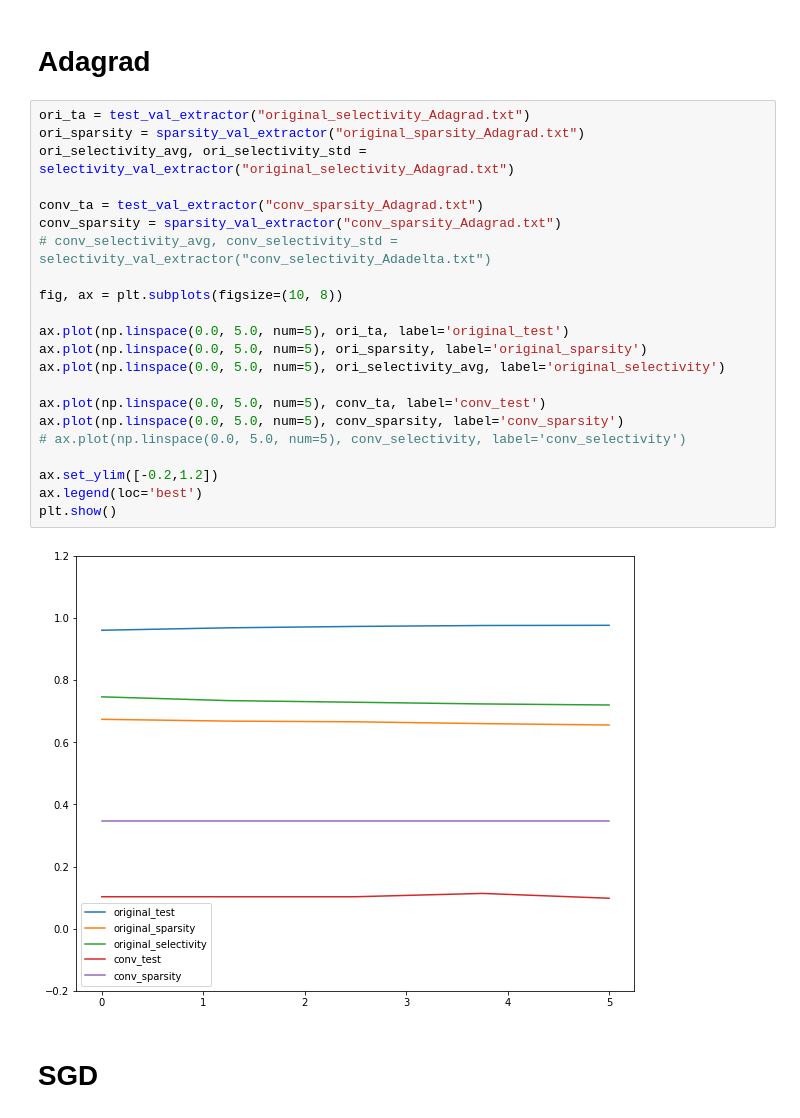
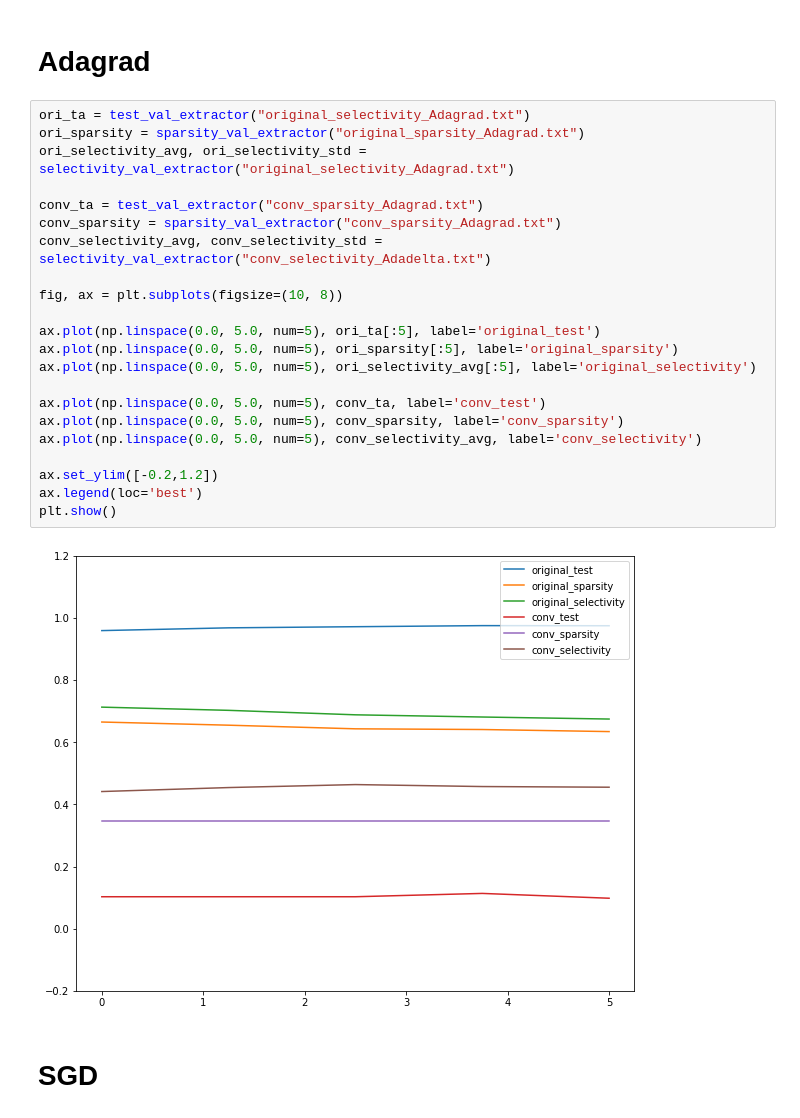
Before and after one commit to 7201krap/COMS30045_Individual-Project, a Jupyter notebook: FINAL/Graphs/data_conv/conv.ipynb, the cells around one changed output. Cells and saved outputs as stored; diff of their text form.

Commit message:
updated graphs

```diff
--- a/FINAL/Graphs/data_conv/conv.ipynb
+++ b/FINAL/Graphs/data_conv/conv.ipynb
@@ -69,27 +69,27 @@ all_plotter(ori_ta, ori_sparsity, ori_selectivity_avg, conv_ta, conv_sparsity, c
 # %%
 ori_ta = test_val_extractor("original_selectivity_Adagrad.txt")
 ori_sparsity = sparsity_val_extractor("original_sparsity_Adagrad.txt")
 ori_selectivity_avg, ori_selectivity_std = selectivity_val_extractor("original_selectivity_Adagrad.txt")
 
 conv_ta = test_val_extractor("conv_sparsity_Adagrad.txt")
 conv_sparsity = sparsity_val_extractor("conv_sparsity_Adagrad.txt")
-# conv_selectivity_avg, conv_selectivity_std = selectivity_val_extractor("conv_selectivity_Adadelta.txt")
+conv_selectivity_avg, conv_selectivity_std = selectivity_val_extractor("conv_selectivity_Adadelta.txt")
 
 fig, ax = plt.subplots(figsize=(10, 8))
 
-ax.plot(np.linspace(0.0, 5.0, num=5), ori_ta, label='original_test')
-ax.plot(np.linspace(0.0, 5.0, num=5), ori_sparsity, label='original_sparsity')
-ax.plot(np.linspace(0.0, 5.0, num=5), ori_selectivity_avg, label='original_selectivity')
+ax.plot(np.linspace(0.0, 5.0, num=5), ori_ta[:5], label='original_test')
+ax.plot(np.linspace(0.0, 5.0, num=5), ori_sparsity[:5], label='original_sparsity')
+ax.plot(np.linspace(0.0, 5.0, num=5), ori_selectivity_avg[:5], label='original_selectivity')
 
 ax.plot(np.linspace(0.0, 5.0, num=5), conv_ta, label='conv_test')
 ax.plot(np.linspace(0.0, 5.0, num=5), conv_sparsity, label='conv_sparsity')
-# ax.plot(np.linspace(0.0, 5.0, num=5), conv_selectivity, label='conv_selectivity')
+ax.plot(np.linspace(0.0, 5.0, num=5), conv_selectivity_avg, label='conv_selectivity')
 
 ax.set_ylim([-0.2,1.2])
 ax.legend(loc='best')
 plt.show()
 # %% [output]
-[figure, old version]
+[figure, new version]
 # %% [markdown]
 # SGD
 # %%
```
Also changed, not shown: parts of 4 cells of this notebook, 36 other files.
